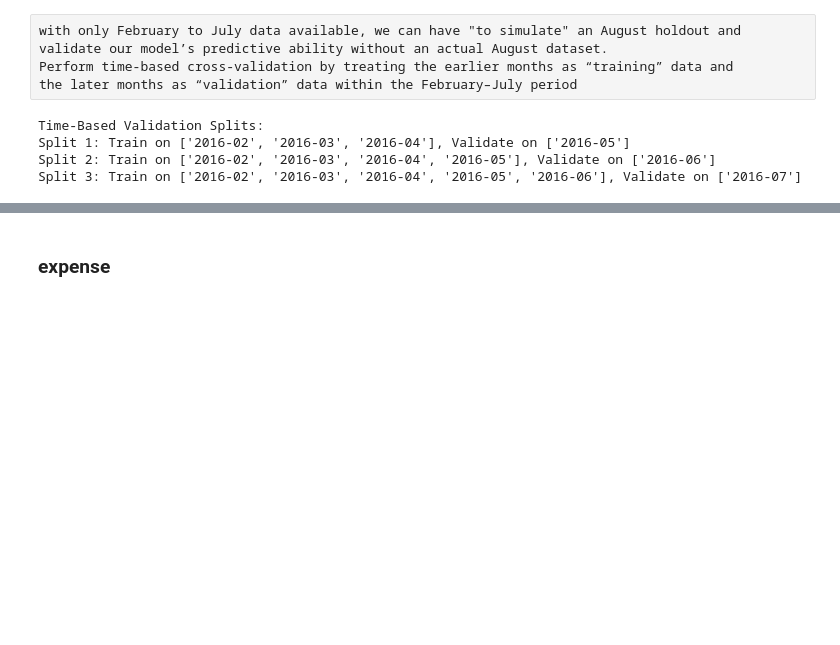
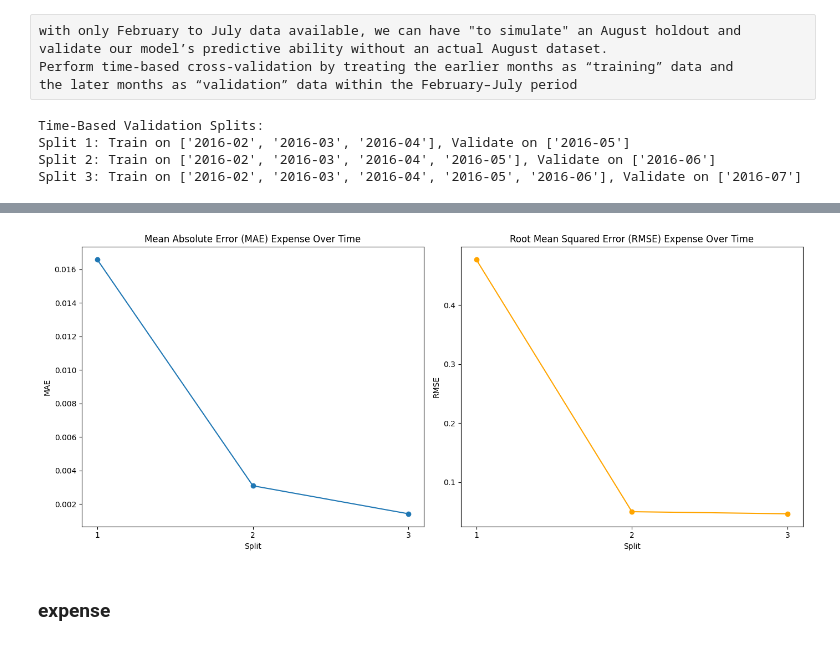
Before and after one commit to adrianacupp/Financial-Behavior-Prediction, a Jupyter notebook: fbp_cuppuleri.ipynb, the cells around one changed output, grey strips where cells are left out. Drawn from its saved outputs; the diff is of its cells as text; code cells hidden in the pictures; blank space fills up the shorter version.

```diff
--- a/fbp_cuppuleri.ipynb
+++ b/fbp_cuppuleri.ipynb
@@ -931,0 +973,5 @@ Split 3: Train on ['2016-02', '2016-03', '2016-04', '2016-05', '2016-06'], Valid
+# %%
+# Convert results to a DataFrame and save as CSV
+results_income_df = pd.DataFrame(results_income)
+results_income_df.to_csv('model_results_income.csv', index=False)
+results_income_df
@@ -932,3 +1010,26 @@ Split 3: Train on ['2016-02', '2016-03', '2016-04', '2016-05', '2016-06'], Valid
+# %%
+plt.figure(figsize=(14, 6))
+
+# MAE Plot
+plt.subplot(1, 2, 1)
+plt.plot(results_income_df['split'], results_income_df['mae'], marker='o')
+plt.title("Mean Absolute Error (MAE) Expense Over Time")
+plt.xlabel("Split")
+plt.ylabel("MAE")
+plt.xticks(results_income_df['split'])
+
+# RMSE Plot
+plt.subplot(1, 2, 2)
+plt.plot(results_income_df['split'], results_income_df['rmse'], marker='o', color='orange')
+plt.title("Root Mean Squared Error (RMSE) Expense Over Time")
+plt.xlabel("Split")
+plt.ylabel("RMSE")
+plt.xticks(results_income_df['split'])
+
+plt.tight_layout()
+plt.show()
+# %% [output]
+[figure, added]
 # %% [markdown]
 ### expense
 # %%
```
Also changed, not shown: parts of 17 cells of this notebook.
